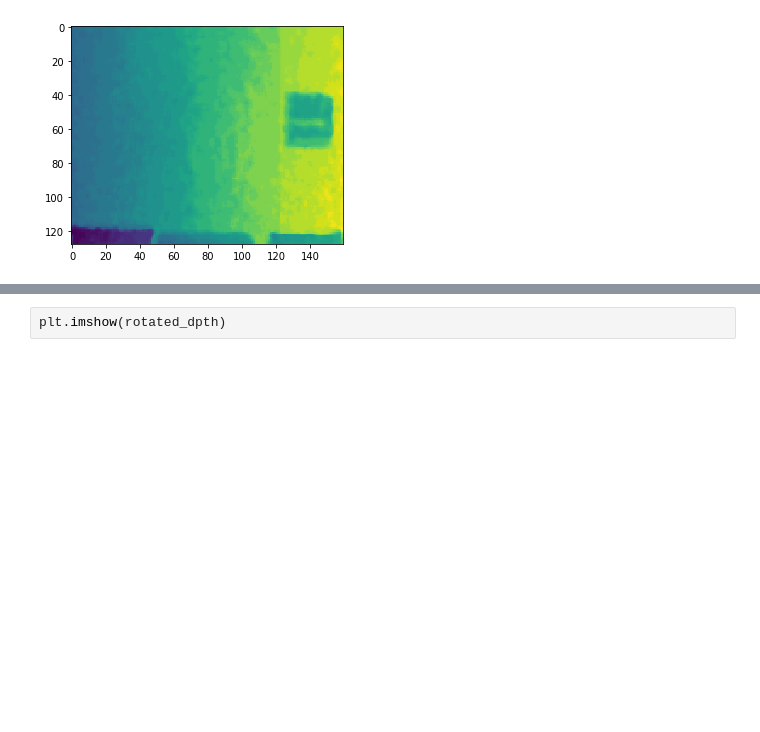
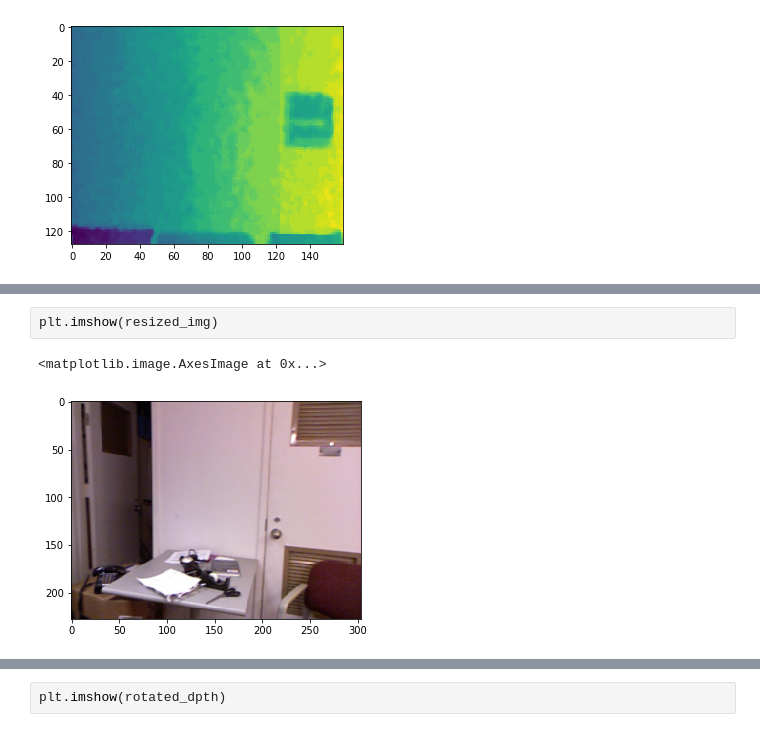
Before and after one commit to JeshDev/FCRN-DepthPrediction, a Jupyter notebook: Pre-processing.ipynb, the cells around one changed output, grey strips where cells are left out. Drawn from its saved outputs; the diff is of its cells as text; blank space fills up the shorter version.

```diff
--- a/Pre-processing.ipynb
+++ b/Pre-processing.ipynb
@@ -380,0 +577,5 @@ flipped_dpth = flp.augment_image(np.asarray(resized_dpth))
+# %%
+plt.imshow(resized_img)
+# %% [output]
+<matplotlib.image.AxesImage at 0x...>
+[figure, added]
```
Also changed, not shown: parts of 31 cells of this notebook, 9 other files.
